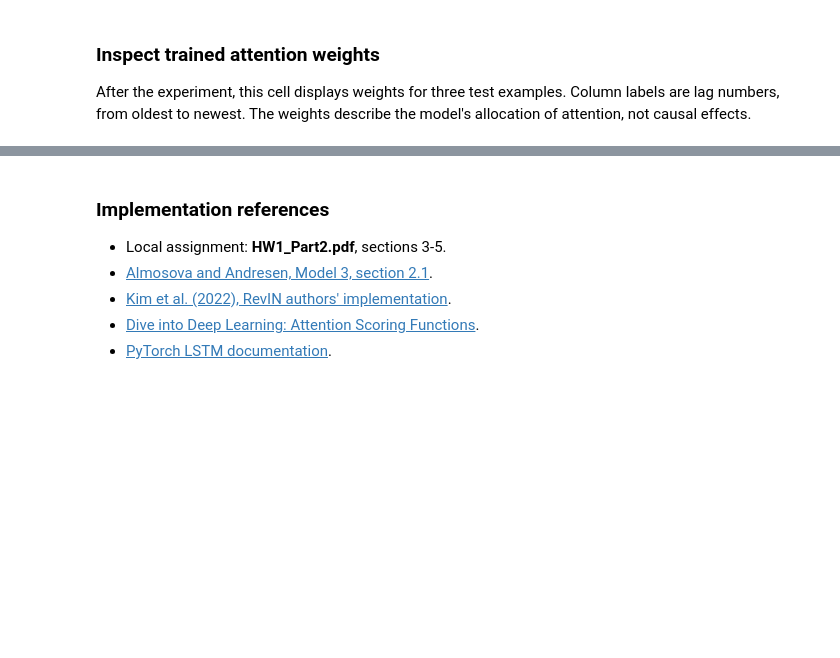
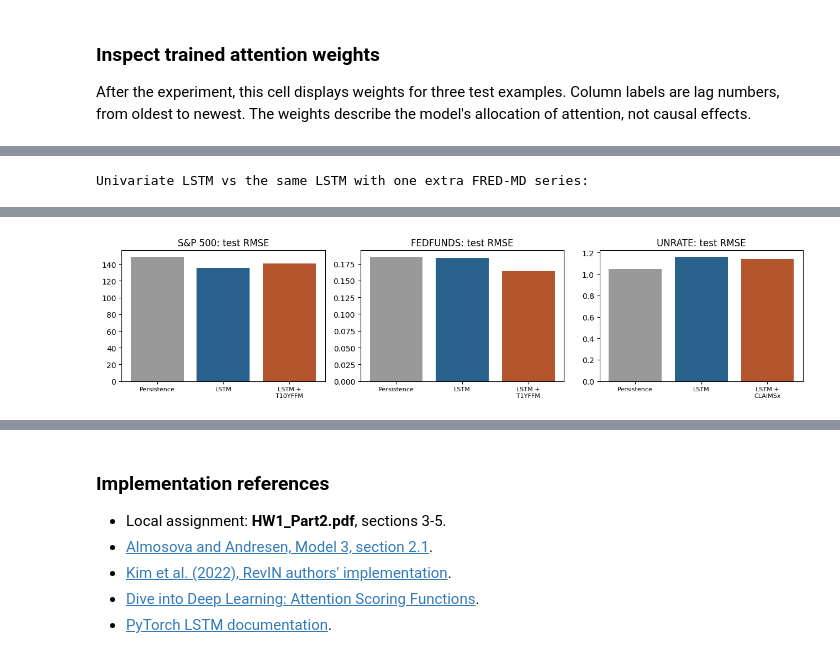
Before and after one commit to kylelaw529/VIP-HW-2, a Jupyter notebook: VIP_Homework2.ipynb, the cells around one changed output, grey strips where cells are left out. Saved outputs shown, nothing was run; the diff lists cells and outputs as text; code cells hidden in the pictures; blank space fills up the shorter version.

```diff
--- a/VIP_Homework2.ipynb
+++ b/VIP_Homework2.ipynb
@@ -764,0 +1220,35 @@ if RUN_EXPERIMENT:
+# %%
+if RUN_EXPERIMENT:
+    comparison_rows = []
+    for column_name in columns:
+        actual = TEST_ACTUALS[column_name]
+        partner = EXTENSION_PARTNERS[column_name]
+        entries = {"Persistence": TEST_BASELINE[column_name],
+                   "LSTM": seed_mean_forecast(column_name, "LSTM"),
+                   f"LSTM + partner": extension_forecasts[column_name]}
+        row = {"column": column_name, "partner": partner, "test months": len(actual)}
+        for label, forecast in entries.items():
+            row[f"{label} RMSE"] = rmse(actual, forecast)
+            row[f"{label} MAE"] = mae(actual, forecast)
+        row["partner / LSTM RMSE"] = row["LSTM + partner RMSE"] / row["LSTM RMSE"]
+        row["partner / persistence RMSE"] = row["LSTM + partner RMSE"] / row["Persistence RMSE"]
+        comparison_rows.append(row)
+
+    extension_comparison = pd.DataFrame(comparison_rows).set_index("column")
+    print("Univariate LSTM vs the same LSTM with one extra FRED-MD series:")
+    display(extension_comparison.round(4))
+
+    figure, axes = plt.subplots(1, len(columns), figsize=(13, 3.2))
+    for axis, column_name in zip(np.atleast_1d(axes), columns):
+        actual = TEST_ACTUALS[column_name]
+        labels = ["Persistence", "LSTM", f"LSTM +\n{EXTENSION_PARTNERS[column_name]}"]
+        values = [rmse(actual, TEST_BASELINE[column_name]),
+                  rmse(actual, seed_mean_forecast(column_name, "LSTM")),
+                  rmse(actual, extension_forecasts[column_name])]
+        axis.bar(labels, values, color=["0.6", "#28628C", "#B4552D"])
+        axis.set_title(f"{column_name}: test RMSE")
+        axis.tick_params(axis="x", labelsize=8)
+    figure.tight_layout()
+    plt.show()
+# %% [output]
+Univariate LSTM vs the same LSTM with one extra FRED-MD series:
@@ -764,0 +1260 @@ if RUN_EXPERIMENT:
+[figure, added]
```
Also changed, not shown: parts of 15 cells of this notebook.
